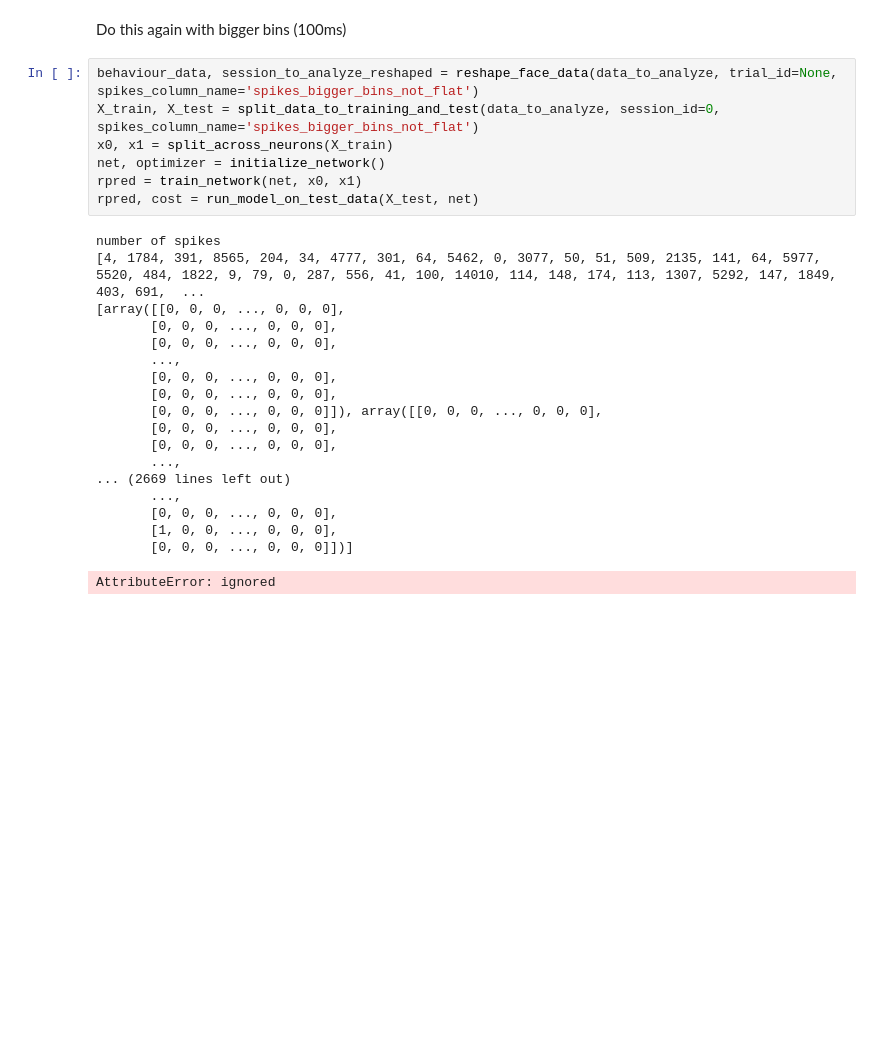
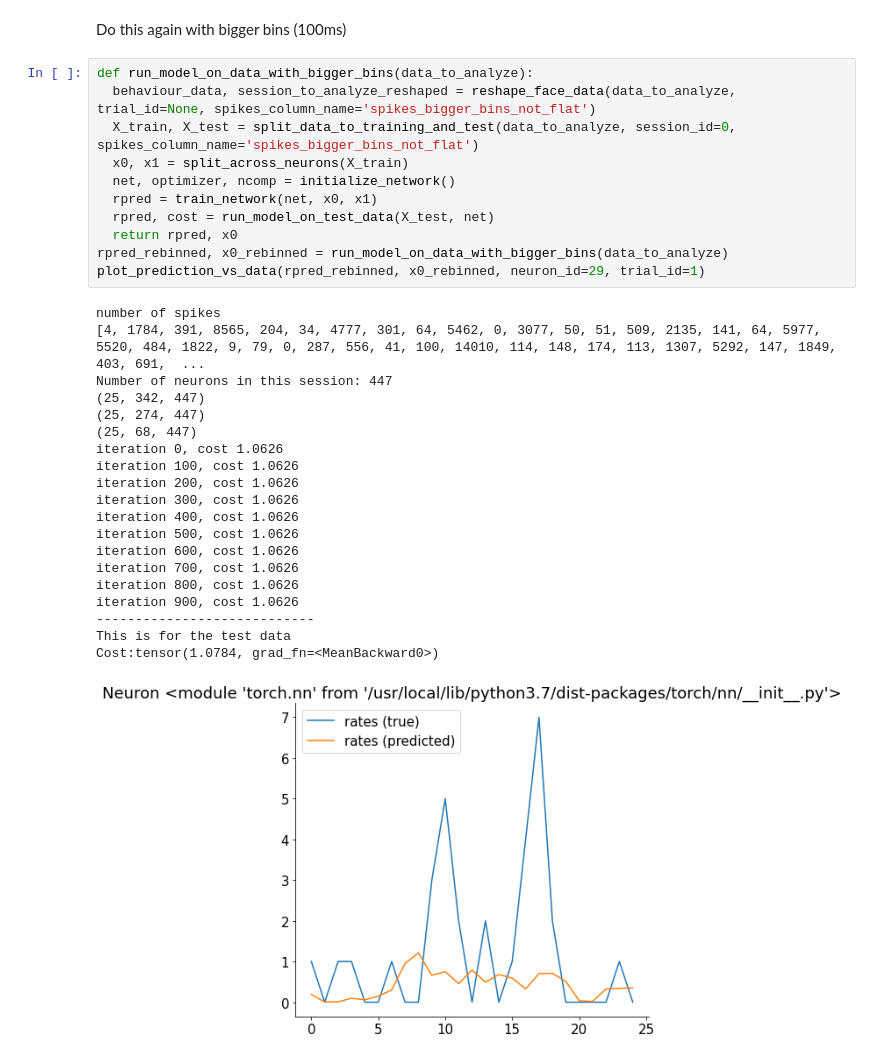
Before and after one commit to klaragerlei/GoatsOfAllTime, a Jupyter notebook: klara_RNN.ipynb, the cells around one changed output. Saved outputs shown, nothing was run; the diff lists cells and outputs as text; blank space fills up the shorter version.

```diff
--- a/klara_RNN.ipynb
+++ b/klara_RNN.ipynb
@@ -504,28 +515,34 @@ Cost:tensor(0.1580, device='cuda:0', grad_fn=<MeanBackward0>)
 # %% [markdown]
 Do this again with bigger bins (100ms)
 # %%
-behaviour_data, session_to_analyze_reshaped = reshape_face_data(data_to_analyze, trial_id=None, spikes_column_name='spikes_bigger_bins_not_flat')
-X_train, X_test = split_data_to_training_and_test(data_to_analyze, session_id=0, spikes_column_name='spikes_bigger_bins_not_flat')
-x0, x1 = split_across_neurons(X_train)
-net, optimizer = initialize_network()
-rpred = train_network(net, x0, x1)
-rpred, cost = run_model_on_test_data(X_test, net)
+def run_model_on_data_with_bigger_bins(data_to_analyze):
+  behaviour_data, session_to_analyze_reshaped = reshape_face_data(data_to_analyze, trial_id=None, spikes_column_name='spikes_bigger_bins_not_flat')
+  X_train, X_test = split_data_to_training_and_test(data_to_analyze, session_id=0, spikes_column_name='spikes_bigger_bins_not_flat')
+  x0, x1 = split_across_neurons(X_train)
+  net, optimizer, ncomp = initialize_network()
+  rpred = train_network(net, x0, x1)
+  rpred, cost = run_model_on_test_data(X_test, net)
+  return rpred, x0
+rpred_rebinned, x0_rebinned = run_model_on_data_with_bigger_bins(data_to_analyze)
+plot_prediction_vs_data(rpred_rebinned, x0_rebinned, neuron_id=29, trial_id=1)
 # %% [output]
 number of spikes
 [4, 1784, 391, 8565, 204, 34, 4777, 301, 64, 5462, 0, 3077, 50, 51, 509, 2135, 141, 64, 5977, 5520, 484, 1822, 9, 79, 0, 287, 556, 41, 100, 14010, 114, 148, 174, 113, 1307, 5292, 147, 1849, 403, 691,  ...
-[array([[0, 0, 0, ..., 0, 0, 0],
-       [0, 0, 0, ..., 0, 0, 0],
-       [0, 0, 0, ..., 0, 0, 0],
-       ...,
-       [0, 0, 0, ..., 0, 0, 0],
-       [0, 0, 0, ..., 0, 0, 0],
-       [0, 0, 0, ..., 0, 0, 0]]), array([[0, 0, 0, ..., 0, 0, 0],
-       [0, 0, 0, ..., 0, 0, 0],
-       [0, 0, 0, ..., 0, 0, 0],
-       ...,
-... (2669 lines left out)
-       ...,
-       [0, 0, 0, ..., 0, 0, 0],
-       [1, 0, 0, ..., 0, 0, 0],
-       [0, 0, 0, ..., 0, 0, 0]])]
+Number of neurons in this session: 447
+(25, 342, 447)
+(25, 274, 447)
+(25, 68, 447)
+iteration 0, cost 1.0626
+iteration 100, cost 1.0626
+iteration 200, cost 1.0626
+iteration 300, cost 1.0626
+iteration 400, cost 1.0626
+iteration 500, cost 1.0626
+iteration 600, cost 1.0626
+iteration 700, cost 1.0626
+iteration 800, cost 1.0626
+iteration 900, cost 1.0626
+----------------------------
+This is for the test data
+Cost:tensor(1.0784, grad_fn=<MeanBackward0>)
-AttributeError: ignored
+[figure, added]
```
Also changed, not shown: parts of 8 cells of this notebook.
